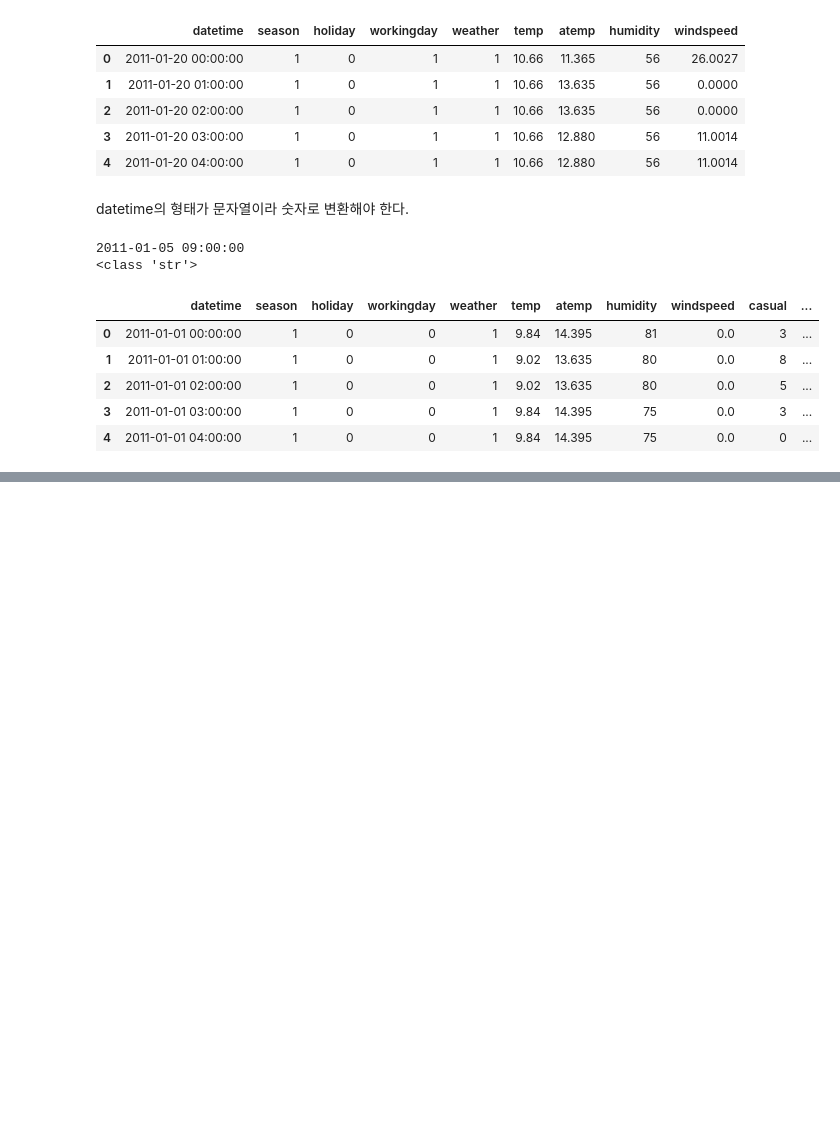
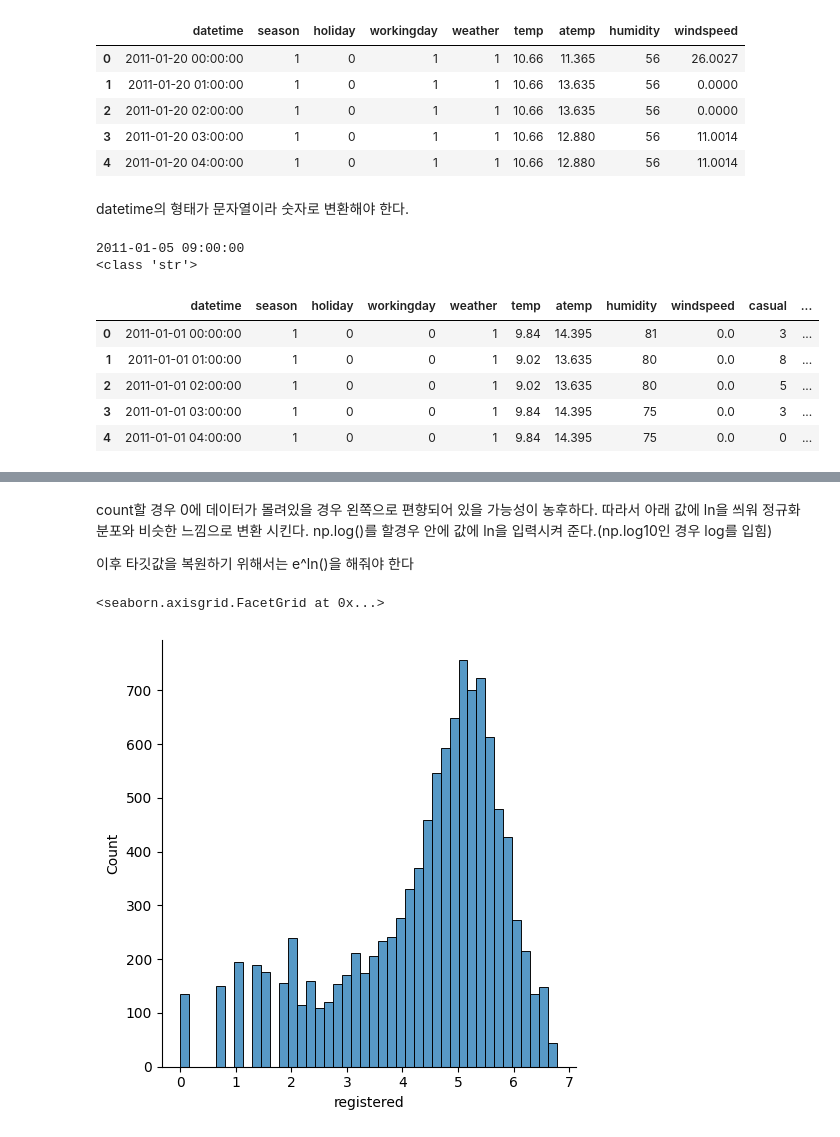
Before and after one commit to bongjooncha/kaggle_study, a Jupyter notebook: ch6/bike.ipynb, the cells around one changed output, grey strips where cells are left out. Drawn from its saved outputs; the diff is of its cells as text; code cells hidden in the pictures; blank space fills up the shorter version.

```diff
--- a/ch6/bike.ipynb
+++ b/ch6/bike.ipynb
@@ -142,0 +147,9 @@ train.head(100)
+# %% [markdown]
+count할 경우 0에 데이터가 몰려있을 경우 왼쪽으로 편향되어 있을 가능성이 농후하다. 따라서 아래 값에 ln을 씌워 정규화 분포와 비슷한 느낌으로 변환 시킨다. np.log()를 할경우 안에 값에 ln을 입력시켜 준다.(np.log10인 경우 log를 입힘)
+
+이후 타깃값을 복원하기 위해서는 e^ln()을 해줘야 한다
+# %%
+sns.displot(np.log(train['registered']))
+# %% [output]
+<seaborn.axisgrid.FacetGrid at 0x...>
+[figure, added]
```
Also changed, not shown: parts of 7 cells of this notebook, 1 other file.
